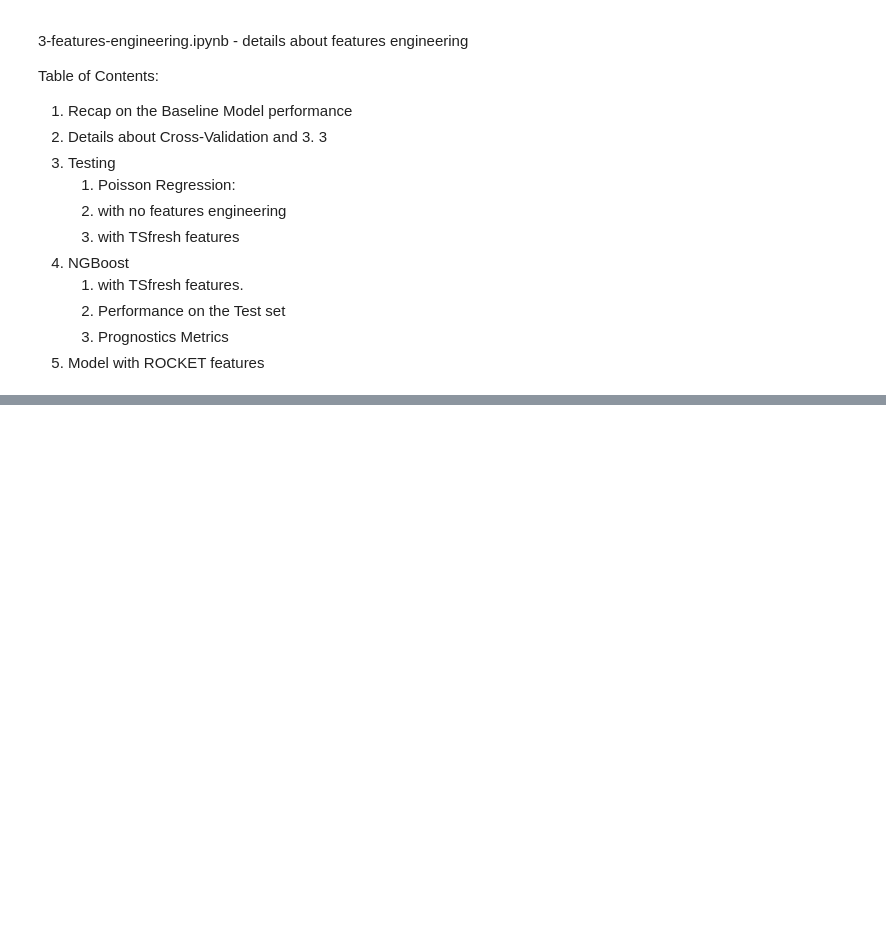
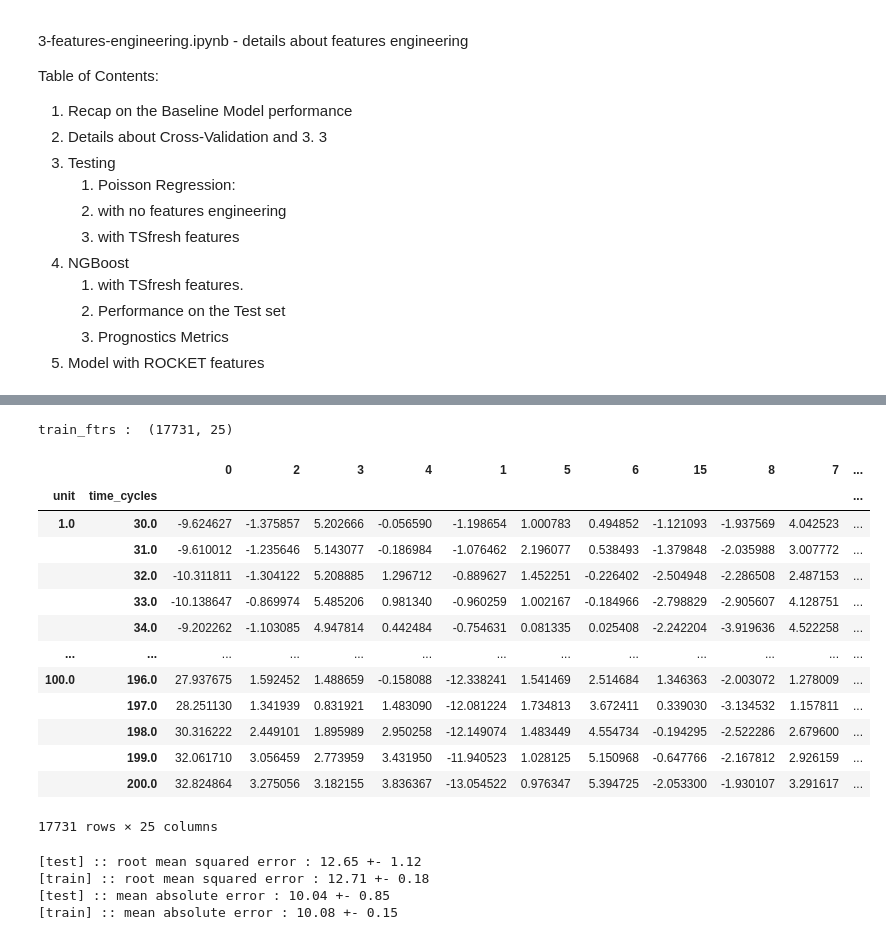
Before and after one commit to AmanSah17/Turbofan-Engine-Remaining_Useful_Life, a Jupyter notebook: 04_predict_rul_with_ml.ipynb, the cells around one changed output, grey strips where cells are left out. Cells and saved outputs as stored; diff of their text form; code cells hidden in the pictures; blank space fills up the shorter version.

```diff
--- a/04_predict_rul_with_ml.ipynb
+++ b/04_predict_rul_with_ml.ipynb
@@ -65,0 +273,28 @@ To see all available configurables, use `--help-all`.
+# %%
+from sklearn.base import BaseEstimator, TransformerMixin
+from sklearn.feature_selection import VarianceThreshold
+from tsfresh.utilities.dataframe_functions import roll_time_series
+
+
+class RollTimeSeries(BaseEstimator, TransformerMixin):
+    def __init__(self, min_timeshift, max_timeshift, rolling_direction):
+        self.min_timeshift = min_timeshift
+        self.max_timeshift = max_timeshift
+        self.rolling_direction = rolling_direction
+
+    def fit(self, X):
+        return self
+
+    def transform(self, X):
+        _start = datetime.now()
+        print("Start Rolling TS")
+        X_t = roll_time_series(
+            X,
+            column_id="unit",
+            column_sort="time_cycles",
+            rolling_direction=self.rolling_direction,
+            min_timeshift=self.min_timeshift,
+            max_timeshift=self.max_timeshift,
+        )
+        print(f"Done Rolling TS in {datetime.now() - _start}")
+        return X_t
@@ -65,0 +512,2 @@ To see all available configurables, use `--help-all`.
+# %%
+train_long_h_ftrs = features_long_h_pipe.fit_transform(train)
@@ -65,0 +551,2 @@ To see all available configurables, use `--help-all`.
+# %%
+train_short_h_ftr = features_short_h_pipe.fit_transform(train)
@@ -65,0 +578,25 @@ To see all available configurables, use `--help-all`.
+# %%
+train_ftrs = train_long_h_ftrs.merge(
+    train_short_h_ftr, how="inner", right_index=True, left_index=True
+)
+
+train_ftrs.index = train_ftrs.index.set_names(["unit", "time_cycles"])
+
+print("train_ftrs : ", train_ftrs.shape)
+train_ftrs
+# %% [output]
+train_ftrs :  (17731, 25)
+|  |  | 0 | 2 | 3 | 4 | 1 | 5 | 6 | 15 | 8 | 7 | ... |
+| unit | time_cycles |  |  |  |  |  |  |  |  |  |  | ... |
+| 1.0 | 30.0 | -9.624627 | -1.375857 | 5.202666 | -0.056590 | -1.198654 | 1.000783 | 0.494852 | -1.121093 | -1.937569 | 4.042523 | ... |
+|  | 31.0 | -9.610012 | -1.235646 | 5.143077 | -0.186984 | -1.076462 | 2.196077 | 0.538493 | -1.379848 | -2.035988 | 3.007772 | ... |
+|  | 32.0 | -10.311811 | -1.304122 | 5.208885 | 1.296712 | -0.889627 | 1.452251 | -0.226402 | -2.504948 | -2.286508 | 2.487153 | ... |
+|  | 33.0 | -10.138647 | -0.869974 | 5.485206 | 0.981340 | -0.960259 | 1.002167 | -0.184966 | -2.798829 | -2.905607 | 4.128751 | ... |
+|  | 34.0 | -9.202262 | -1.103085 | 4.947814 | 0.442484 | -0.754631 | 0.081335 | 0.025408 | -2.242204 | -3.919636 | 4.522258 | ... |
+| ... | ... | ... | ... | ... | ... | ... | ... | ... | ... | ... | ... | ... |
+| 100.0 | 196.0 | 27.937675 | 1.592452 | 1.488659 | -0.158088 | -12.338241 | 1.541469 | 2.514684 | 1.346363 | -2.003072 | 1.278009 | ... |
+|  | 197.0 | 28.251130 | 1.341939 | 0.831921 | 1.483090 | -12.081224 | 1.734813 | 3.672411 | 0.339030 | -3.134532 | 1.157811 | ... |
+|  | 198.0 | 30.316222 | 2.449101 | 1.895989 | 2.950258 | -12.149074 | 1.483449 | 4.554734 | -0.194295 | -2.522286 | 2.679600 | ... |
+|  | 199.0 | 32.061710 | 3.056459 | 2.773959 | 3.431950 | -11.940523 | 1.028125 | 5.150968 | -0.647766 | -2.167812 | 2.926159 | ... |
+|  | 200.0 | 32.824864 | 3.275056 | 3.182155 | 3.836367 | -13.054522 | 0.976347 | 5.394725 | -2.053300 | -1.930107 | 3.291617 | ... |
+17731 rows × 25 columns
@@ -65,0 +608,15 @@ To see all available configurables, use `--help-all`.
+# %%
+model = Pipeline([("scale", StandardScaler()), ("model", PoissonRegressor(alpha=0.01))])
+
+cv_res = evaluate(
+    model,
+    X=X_train.values,
+    y=y_train,
+    groups=train_units_df["unit"],
+    cv=CustomGroupKFold(n_splits=5),
+)
+# %% [output]
+[test] :: root mean squared error : 12.65 +- 1.12
+[train] :: root mean squared error : 12.71 +- 0.18
+[test] :: mean absolute error : 10.04 +- 0.85
+[train] :: mean absolute error : 10.08 +- 0.15
```
Also changed, not shown: parts of 36 cells of this notebook, 1 other file.
